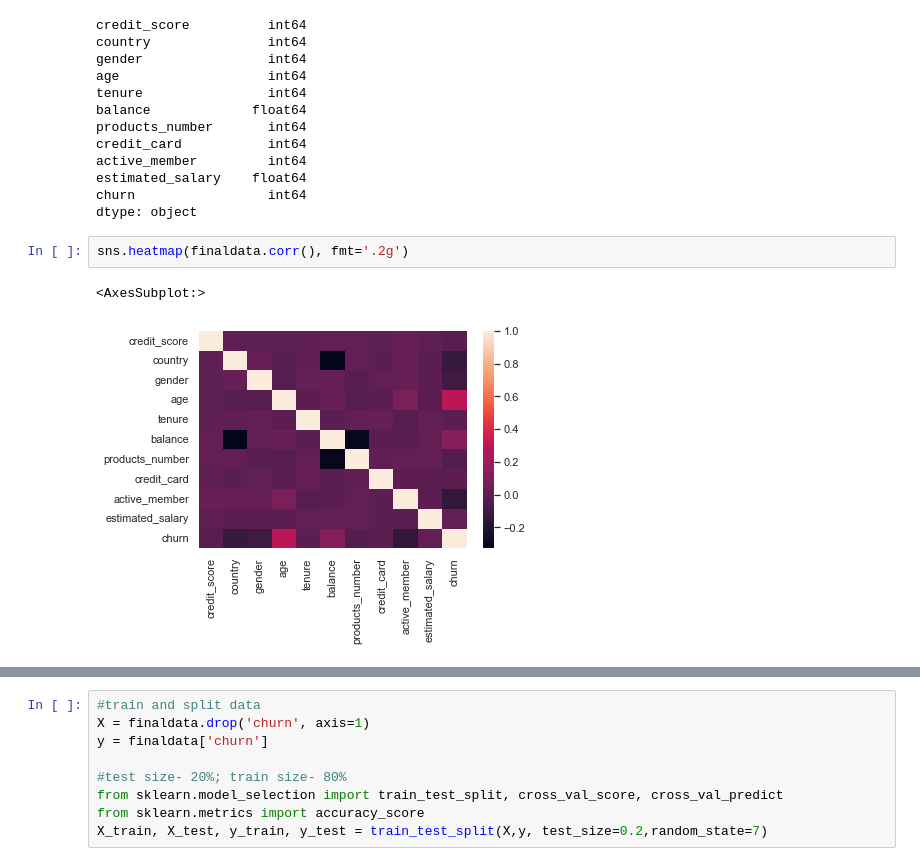
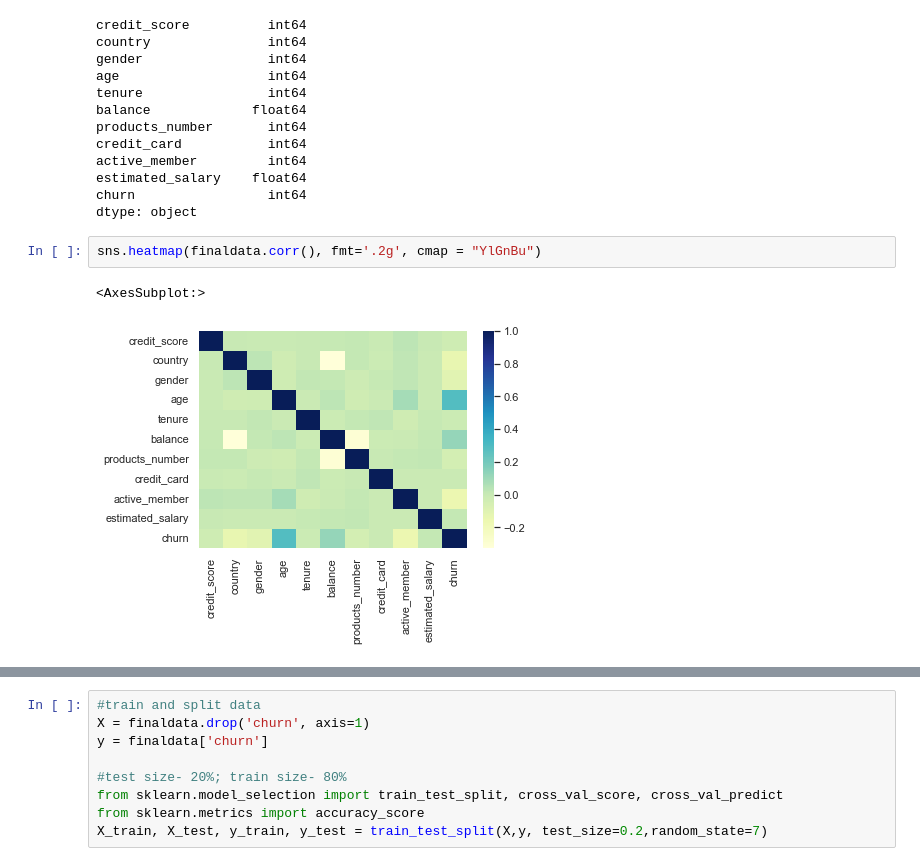
Before and after one commit to smutneja1/ai_capstone_seerat, a Jupyter notebook: index.ipynb, the cells around one changed output, grey strips where cells are left out. Saved outputs shown, nothing was run; the diff lists cells and outputs as text.

```diff
--- a/index.ipynb
+++ b/index.ipynb
@@ -172,7 +188,7 @@ estimated_salary    float64
 churn                 int64
 dtype: object
 # %%
-sns.heatmap(finaldata.corr(), fmt='.2g')
+sns.heatmap(finaldata.corr(), fmt='.2g', cmap = "YlGnBu")
 # %% [output]
 <AxesSubplot:>
-[figure, old version]
+[figure, new version]
```
Also changed, not shown: parts of 25 cells of this notebook.
